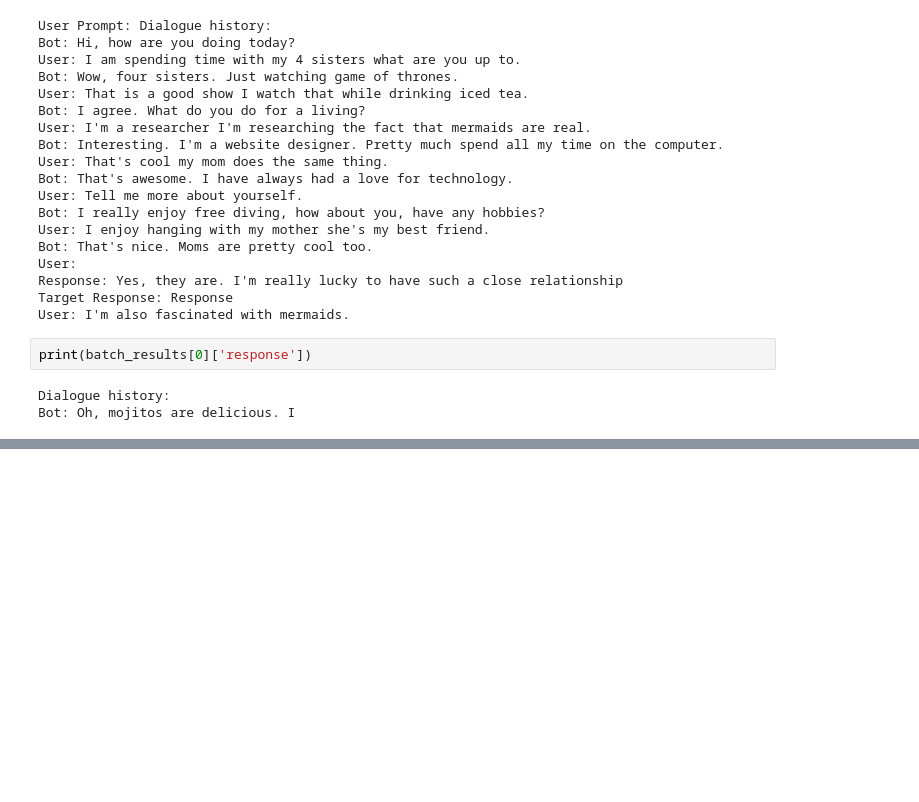
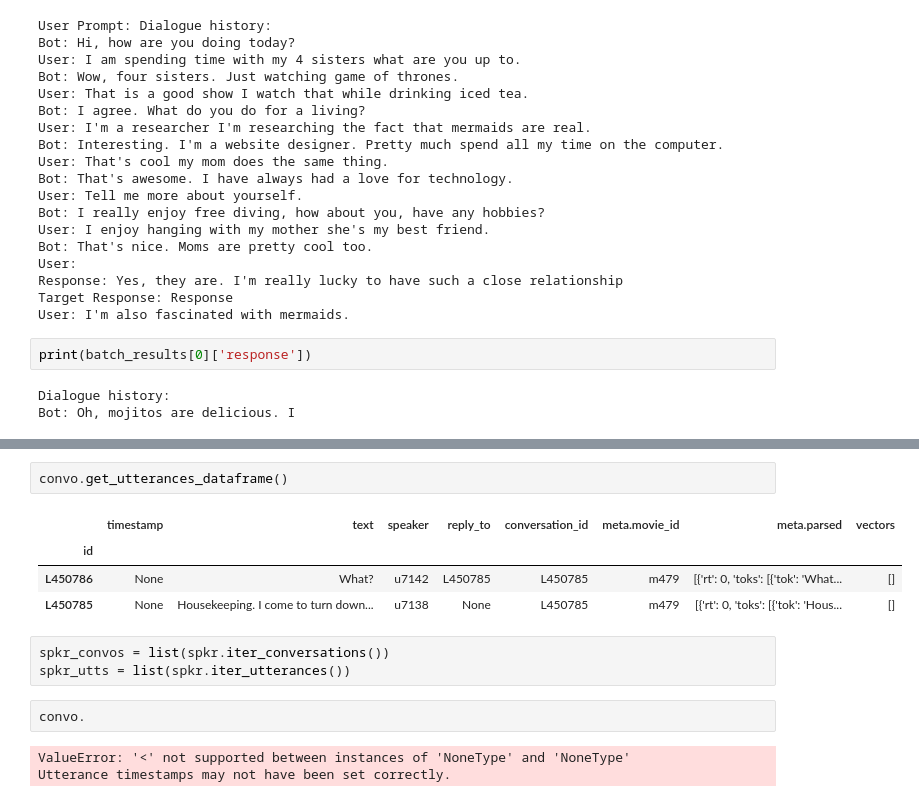
Before and after one commit to rhdrhd/llm_persona, a Jupyter notebook: test.ipynb, the cells around one changed output, grey strips where cells are left out. Drawn from its saved outputs; the diff is of its cells as text; blank space fills up the shorter version.

```diff
--- a/test.ipynb
+++ b/test.ipynb
@@ -660,0 +1329,15 @@ User:
+# %%
+convo.get_utterances_dataframe()
+# %% [output]
+|  | timestamp | text | speaker | reply_to | conversation_id | meta.movie_id | meta.parsed | vectors |
+| id |  |  |  |  |  |  |  |  |
+| L450786 | None | What? | u7142 | L450785 | L450785 | m479 | [{'rt': 0, 'toks': [{'tok': 'What... | [] |
+| L450785 | None | Housekeeping. I come to turn down... | u7138 | None | L450785 | m479 | [{'rt': 0, 'toks': [{'tok': 'Hous... | [] |
+# %%
+spkr_convos = list(spkr.iter_conversations())
+spkr_utts = list(spkr.iter_utterances())
+# %%
+convo.
+# %% [output]
+ValueError: '<' not supported between instances of 'NoneType' and 'NoneType'
+Utterance timestamps may not have been set correctly.
```
Also changed, not shown: parts of 62 cells of this notebook, 5 other files.
